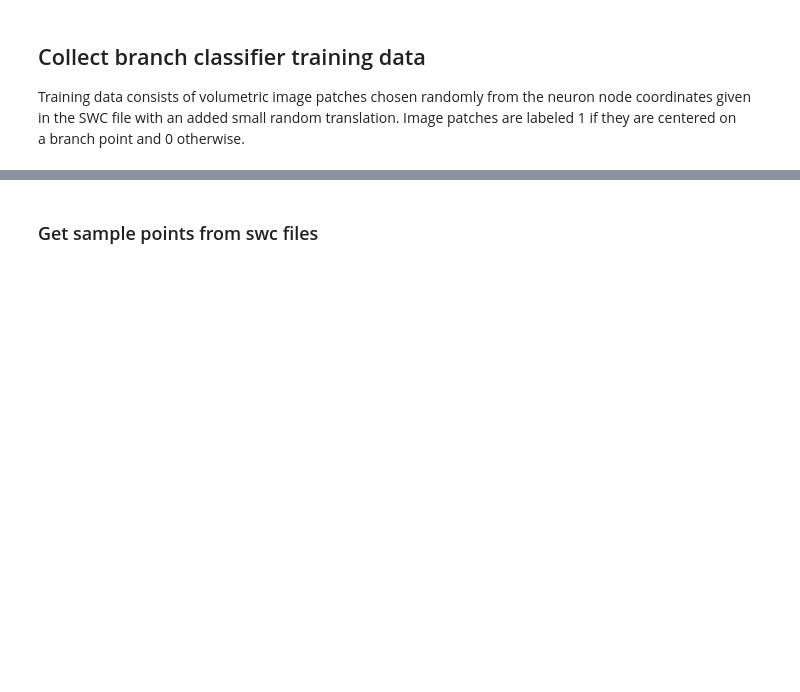
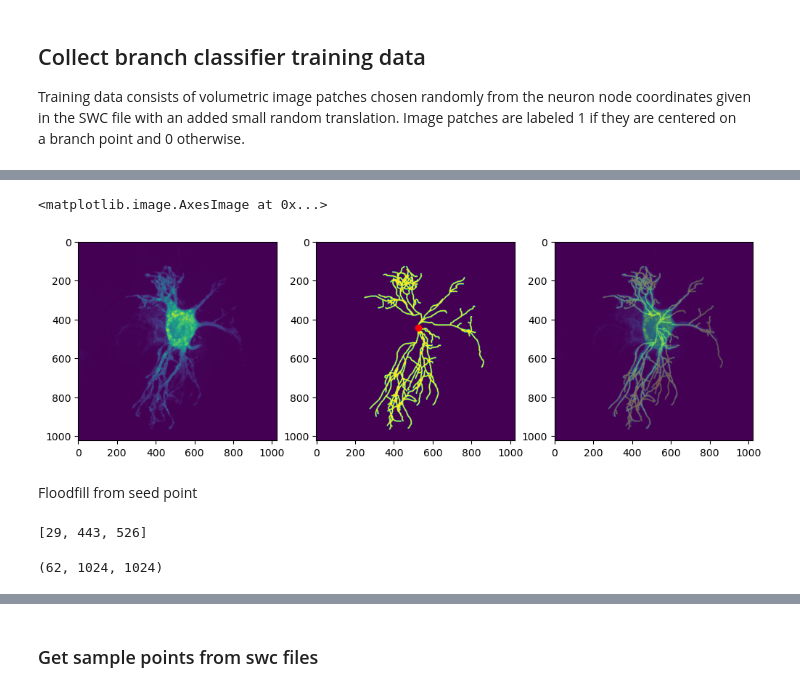
Before and after one commit to BrysonGray/neurotrack, a Jupyter notebook: notebooks/branch_classifier.ipynb, the cells around one changed output, grey strips where cells are left out. Drawn from its saved outputs; the diff is of its cells as text; code cells hidden in the pictures; blank space fills up the shorter version.

```diff
--- a/notebooks/branch_classifier.ipynb
+++ b/notebooks/branch_classifier.ipynb
@@ -58,0 +51,27 @@ mask = draw.draw_neuron_mask()
+# %%
+segments = []
+for section in sections.values():
+    segments.append(section)
+segments = torch.concatenate(segments)
+
+# shape = torch.ceil(torch.amax(segments, dim=(0,1)))
+# shape = shape.to(torch.int)
+# shape = shape + torch.tensor([10, 10, 10])  # type: ignore
+# shape = tuple(shape.tolist())
+
+density = draw.draw_neuron_density(segments, img.shape, width=3)
+mask = draw.draw_neuron_mask(density, threshold=5.0)
+# %%
+# img_ = img / 255.0
+# # comp = np.stack((np.zeros(img.shape), np.array(mask[0]), img_), axis=-1)
+# comp = np.stack((np.zeros(img.shape), np.array(mask[0]), img_), axis=-1)
+
+fig, ax = plt.subplots(1,3, figsize=(12,4))
+ax[0].imshow(img.max(0))
+ax[1].imshow(mask[0].amax(0))
+ax[1].scatter(y=sections[1][0,0,1],x=sections[1][0,0,2], c='r')
+ax[2].imshow(img.max(0))
+ax[2].imshow(mask[0].amax(0), alpha=0.3)
+# %% [output]
+<matplotlib.image.AxesImage at 0x...>
+[figure, added]
@@ -58,0 +88,2 @@ mask = draw.draw_neuron_mask()
+# %% [markdown]
+Floodfill from seed point
@@ -58,0 +184,8 @@ mask = draw.draw_neuron_mask()
+# %%
+seed_point
+# %% [output]
+[29, 443, 526]
+# %%
+img.shape
+# %% [output]
+(62, 1024, 1024)
```
Also changed, not shown: parts of 11 cells of this notebook, 1 other file.
